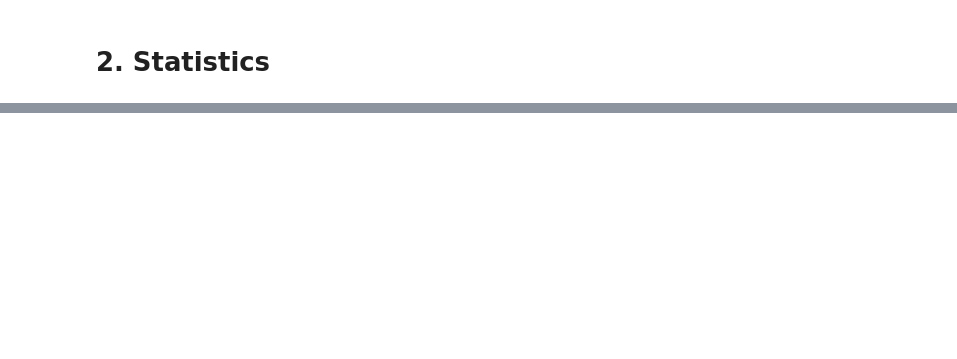
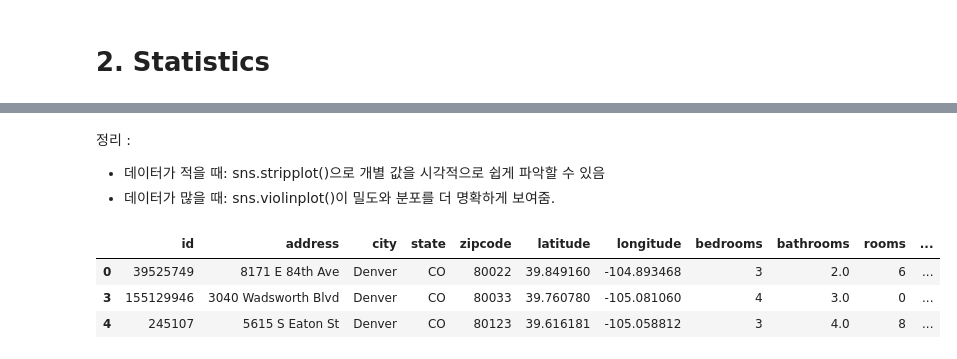
Before and after one commit to thenonquitter/Datamining_Practice, a Jupyter notebook: DW_practice.ipynb, the cells around one changed output, grey strips where cells are left out. Cells and saved outputs as stored; diff of their text form; code cells hidden in the pictures; blank space fills up the shorter version.

```diff
--- a/DW_practice.ipynb
+++ b/DW_practice.ipynb
@@ -176,0 +198,13 @@ df[(df.estimated_value <= 1000000) & (df.yearBuilt > 2013) & (df.zipcode == 8020
+# %% [markdown]
+정리 :
+* 데이터가 적을 때: sns.stripplot()으로 개별 값을 시각적으로 쉽게 파악할 수 있음
+* 데이터가 많을 때: sns.violinplot()이 밀도와 분포를 더 명확하게 보여줌.
+# %%
+# 새로운 열 추가하는 방법
+df['new_column'] = 1
+df.head(3)
+# %% [output]
+|  | id | address | city | state | zipcode | latitude | longitude | bedrooms | bathrooms | rooms | ... |
+| 0 | 39525749 | 8171 E 84th Ave | Denver | CO | 80022 | 39.849160 | -104.893468 | 3 | 2.0 | 6 | ... |
+| 3 | 155129946 | 3040 Wadsworth Blvd | Denver | CO | 80033 | 39.760780 | -105.081060 | 4 | 3.0 | 0 | ... |
+| 4 | 245107 | 5615 S Eaton St | Denver | CO | 80123 | 39.616181 | -105.058812 | 3 | 4.0 | 8 | ... |
```
Also changed, not shown: parts of 12 cells of this notebook, 2 other files.
